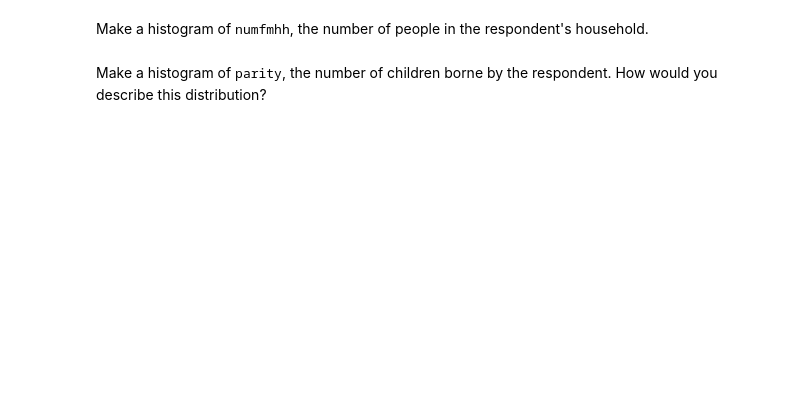
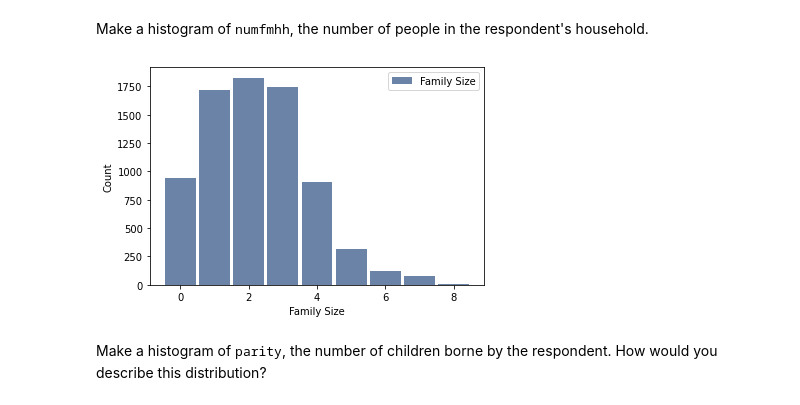
Before and after one commit to jamestheengineer/think-stats, a Jupyter notebook: python/chap02ex.ipynb, the cells around one changed output. Saved outputs shown, nothing was run; the diff lists cells and outputs as text; code cells hidden in the pictures; blank space fills up the shorter version.

```diff
--- a/python/chap02ex.ipynb
+++ b/python/chap02ex.ipynb
@@ -292,2 +302,9 @@ Make a histogram of <tt>numfmhh</tt>, the number of people in the respondent's h
+# %%
+# Solution goes here
+hist = thinkstats2.Hist(resp.numfmhh, label='Family Size')
+thinkplot.Hist(hist)
+thinkplot.Config(xlabel='Family Size', ylabel='Count')
+# %% [output]
+[figure, added]
 # %% [markdown]
 Make a histogram of <tt>parity</tt>, the number of children borne by the respondent.  How would you describe this distribution?
```
Also changed, not shown: parts of 15 cells of this notebook.
